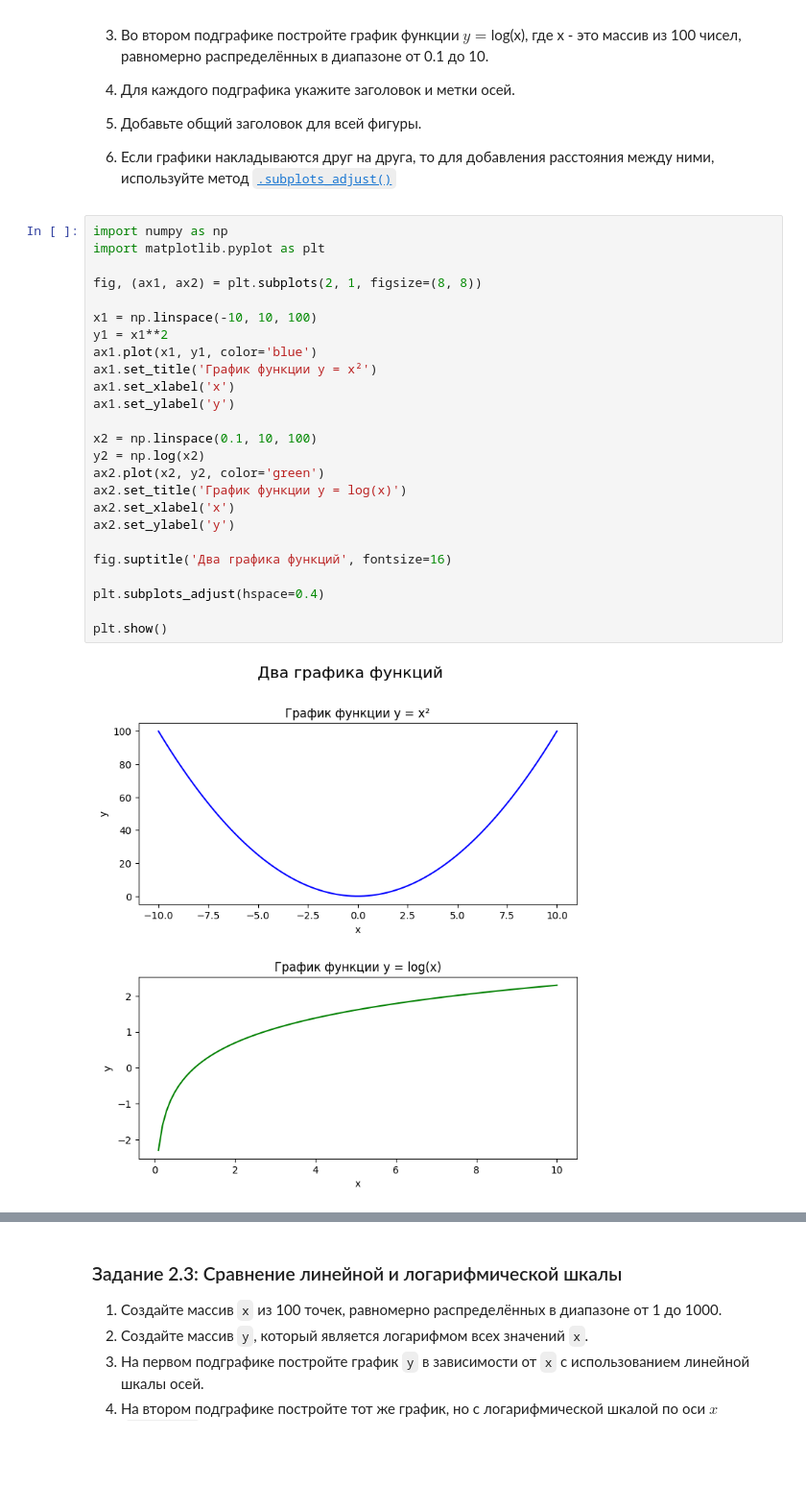
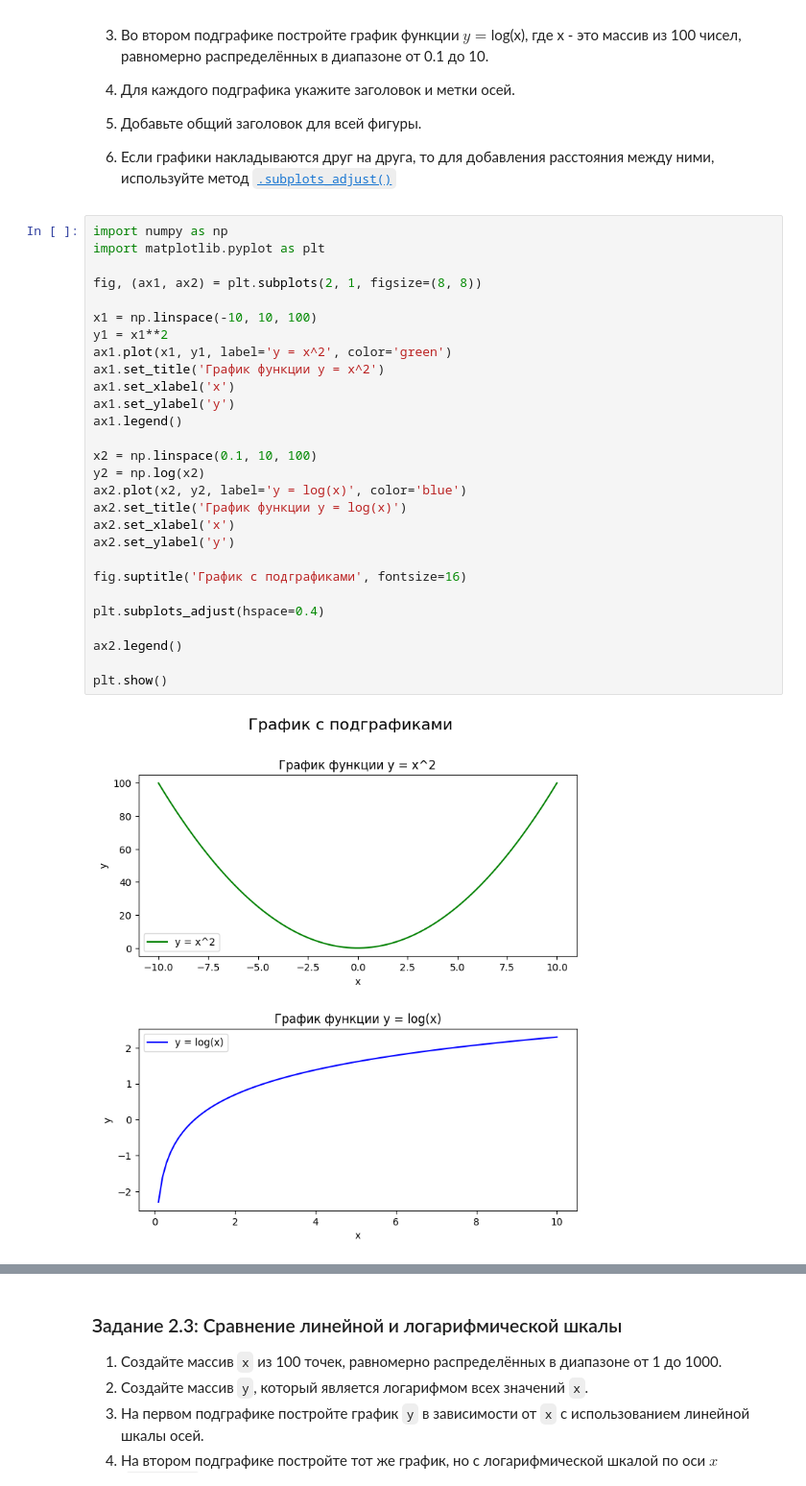
Before and after one commit to Owl-Man/Computer-math, a Jupyter notebook: Практическая_работа_№3_Matplotlib_Plotly.ipynb, the cells around one changed output, grey strips where cells are left out. Shown at 96% size. Saved outputs shown, nothing was run; the diff lists cells and outputs as text; blank space fills up the shorter version.

```diff
--- a/Практическая_работа_№3_Matplotlib_Plotly.ipynb
+++ b/Практическая_работа_№3_Matplotlib_Plotly.ipynb
@@ -286,30 +271,33 @@ plt.show()
 # %%
 import numpy as np
 import matplotlib.pyplot as plt
 
 fig, (ax1, ax2) = plt.subplots(2, 1, figsize=(8, 8))
 
 x1 = np.linspace(-10, 10, 100)
 y1 = x1**2
-ax1.plot(x1, y1, color='blue')
-ax1.set_title('График функции y = x²')
+ax1.plot(x1, y1, label='y = x^2', color='green')
+ax1.set_title('График функции y = x^2')
 ax1.set_xlabel('x')
 ax1.set_ylabel('y')
+ax1.legend()
 
 x2 = np.linspace(0.1, 10, 100)
 y2 = np.log(x2)
-ax2.plot(x2, y2, color='green')
+ax2.plot(x2, y2, label='y = log(x)', color='blue')
 ax2.set_title('График функции y = log(x)')
 ax2.set_xlabel('x')
 ax2.set_ylabel('y')
 
-fig.suptitle('Два графика функций', fontsize=16)
+fig.suptitle('График с подграфиками', fontsize=16)
 
 plt.subplots_adjust(hspace=0.4)
 
+ax2.legend()
+
 plt.show()
 # %% [output]
-[figure, old version]
+[figure, new version]
 # %% [markdown]
 ![image.png](embedded-picture-1)
 # %% [markdown]
```
Also changed, not shown: parts of 9 cells of this notebook, 5 other files.
